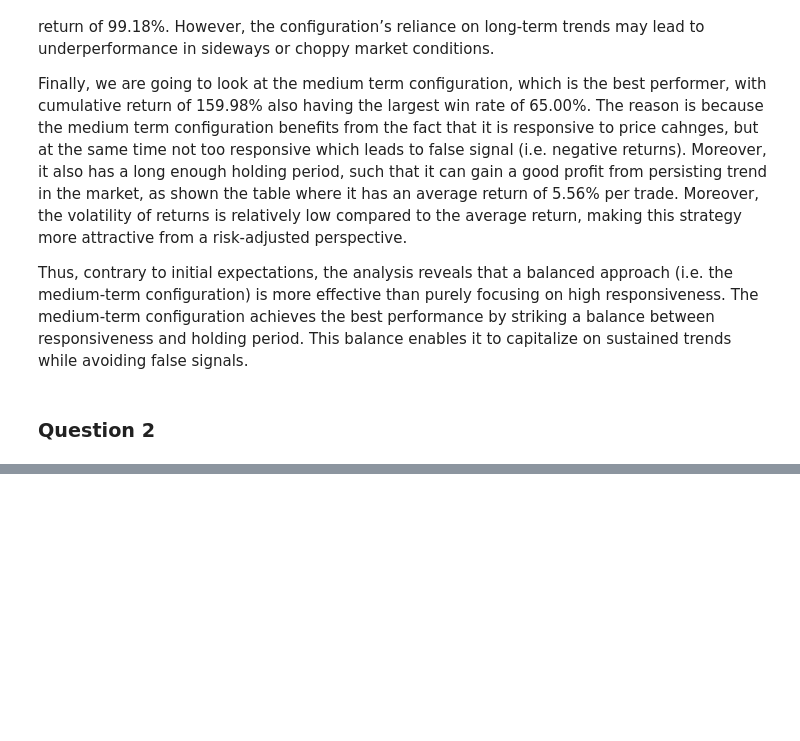
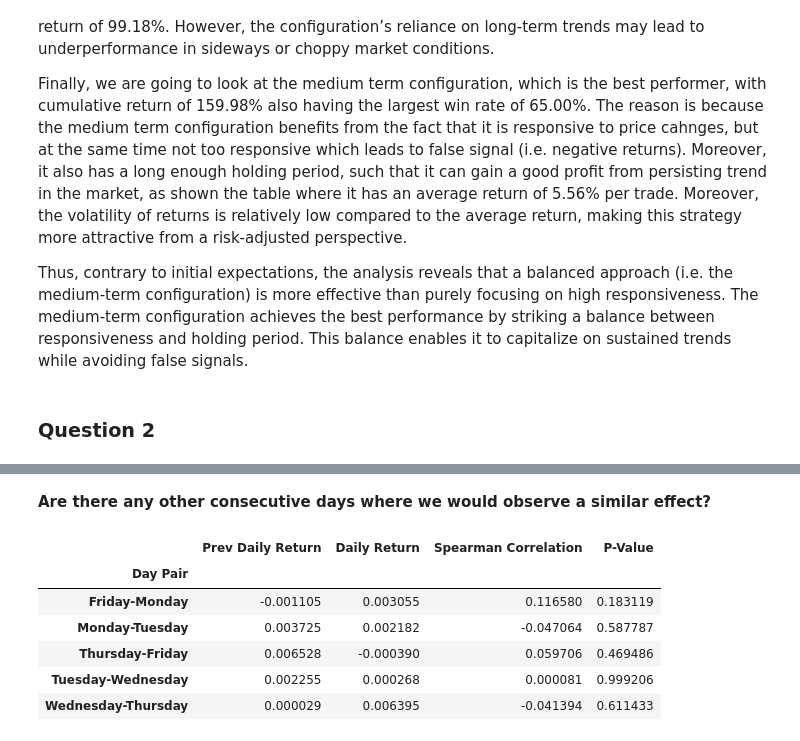
Before and after one commit to GeorgiusBE/Mining_Game, a Jupyter notebook: Part_2_Data_Analytics.ipynb, the cells around one changed output, grey strips where cells are left out. Drawn from its saved outputs; the diff is of its cells as text; code cells hidden in the pictures; blank space fills up the shorter version.

```diff
--- a/Part_2_Data_Analytics.ipynb
+++ b/Part_2_Data_Analytics.ipynb
@@ -1046,0 +1110,17 @@ If need more ideas:
+# %% [markdown]
+**Are there any other consecutive days where we would observe a similar effect?**
+# %%
+# create a copy of data frame
+df_consec = df.copy()
+
+# test for monday effect
+result = monday_effect(df_consec, extreme=False)
+result
+# %% [output]
+|  | Prev Daily Return | Daily Return | Spearman Correlation | P-Value |
+| Day Pair |  |  |  |  |
+| Friday-Monday | -0.001105 | 0.003055 | 0.116580 | 0.183119 |
+| Monday-Tuesday | 0.003725 | 0.002182 | -0.047064 | 0.587787 |
+| Thursday-Friday | 0.006528 | -0.000390 | 0.059706 | 0.469486 |
+| Tuesday-Wednesday | 0.002255 | 0.000268 | 0.000081 | 0.999206 |
+| Wednesday-Thursday | 0.000029 | 0.006395 | -0.041394 | 0.611433 |
```
Also changed, not shown: parts of 34 cells of this notebook.
